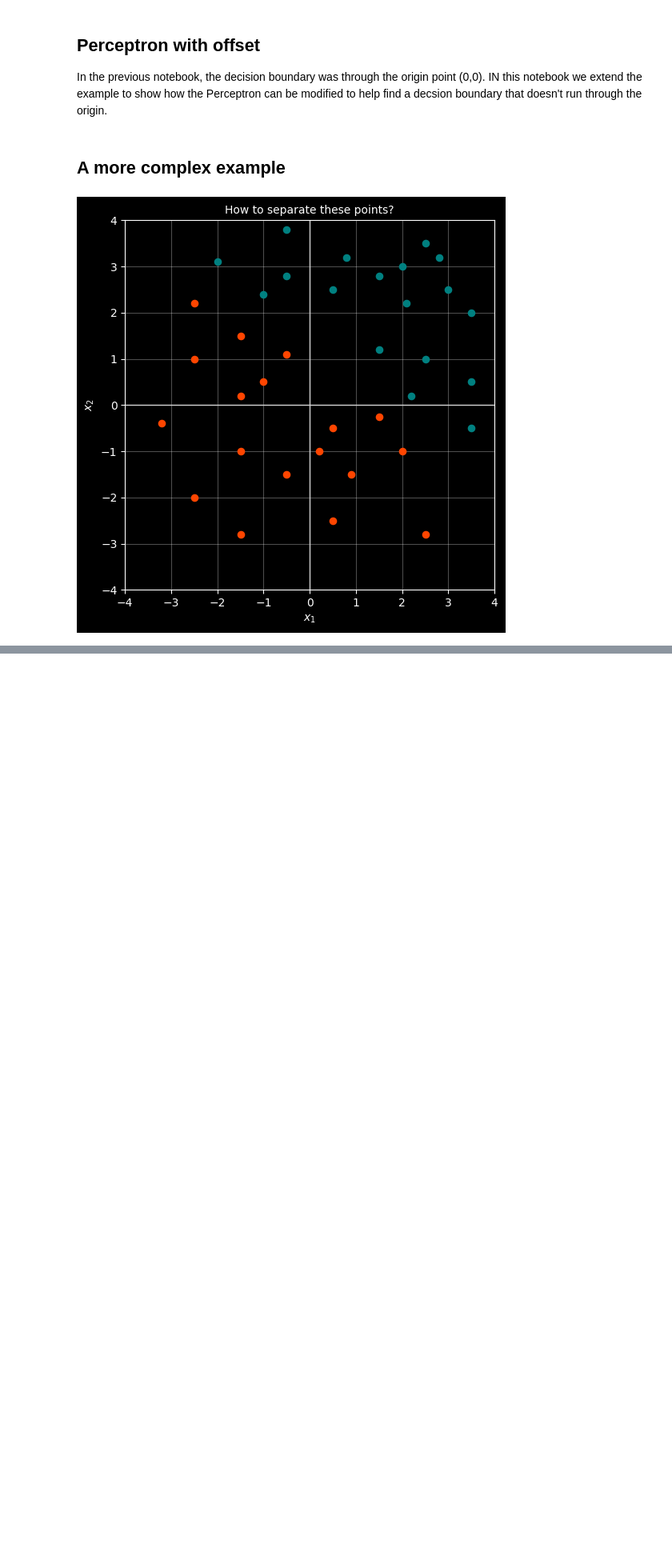
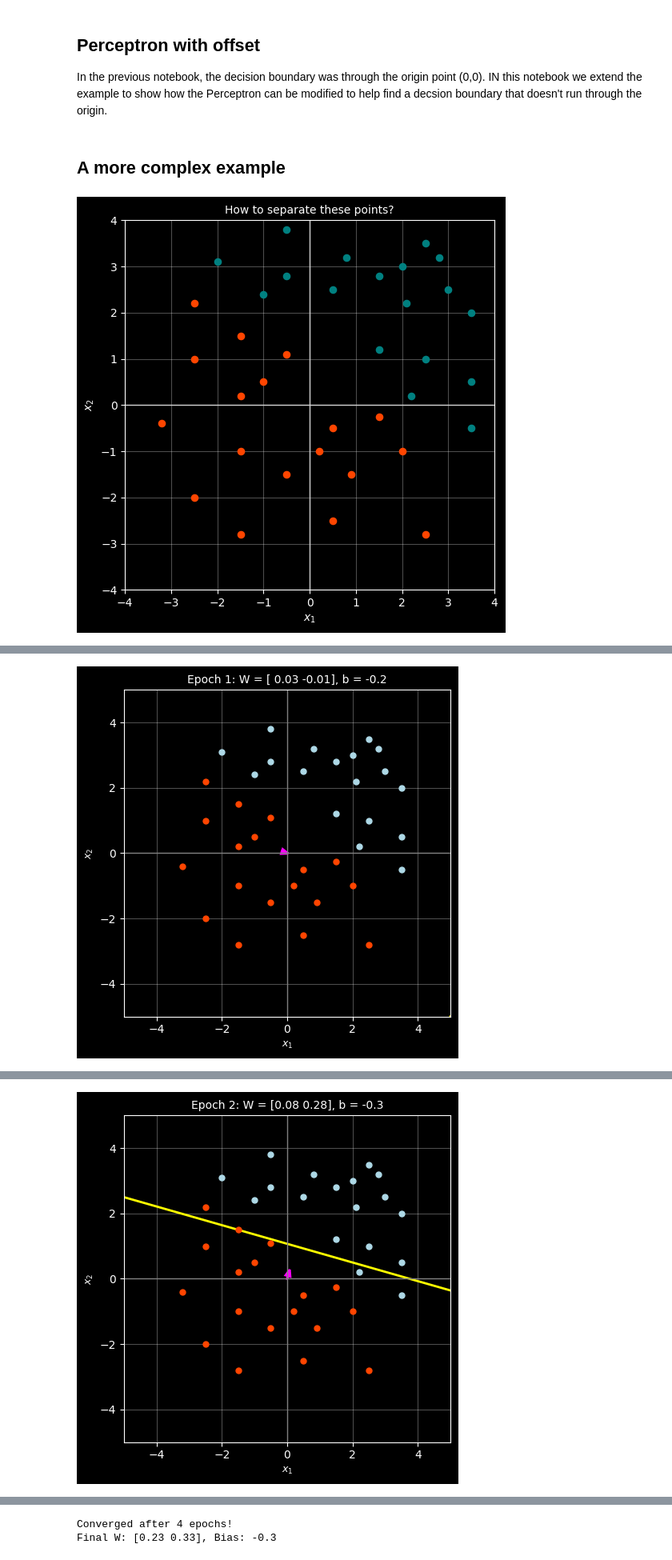
Before and after one commit to patrick-lowry/patrick-lowry-dotcom, a Jupyter notebook: ml-coding/chapters/04-classification-02.ipynb, the cells around one changed output, grey strips where cells are left out. Shown at 80% size. Drawn from its saved outputs; the diff is of its cells as text; code cells hidden in the pictures; blank space fills up the shorter version.

```diff
--- a/ml-coding/chapters/04-classification-02.ipynb
+++ b/ml-coding/chapters/04-classification-02.ipynb
@@ -155,4 +155,72 @@ def plot_decision_boundary(W, epoch):
         plt.tight_layout()
         plt.show()
 # %%
+# Data points
+blue_pts = np.array([
+    [ 2.0,  3.0],
+    [ 3.0,  2.5],
+    [ 2.5,  3.5],
+    [ 3.5,  2.0],
+    [ 1.5,  2.8],
+    [ 2.8,  3.2],
+    [-2.0,  3.1],
+    [-1.0,  2.4],
+    [-0.5,  3.8],
+    [ 2.5,  1.0],
+    [ 3.5,  0.5],
+    [ 0.5,  2.5],
+    [ 1.5,  1.2],
+    [ 2.1,  2.2],
+    [ 3.5, -0.5],
+    [ 0.8,  3.2],
+    [-0.5,  2.8],
+    [ 2.2,  0.2]
+])
+red_pts = np.array([
+    [-0.5,  1.1],
+    [-1.0,  0.5],
+    [-2.5,  1.0],
+    [ 0.5, -0.5],
+    [-1.5,  0.2],
+    [ 0.2, -1.0],
+    [-1.5,  1.5],
+    [-2.5,  2.2],
+    [-1.5, -1.0],
+    [-0.5, -1.5],
+    [ 2.0, -1.0],
+    [ 1.5, -0.25],
+    [ 0.9, -1.5],
+    [-2.5, -2.0],
+    [-3.2, -0.4],
+    [-1.5, -2.8],
+    [ 2.5, -2.8],
+    [ 0.5, -2.5]
+])
+
+# Combine points into a single matrix and create corresponding labels
+X = np.vstack([blue_pts, red_pts])
+y = np.hstack([np.ones(len(blue_pts)), -np.ones(len(red_pts))])
+
+# Augment X with a column of ones to account for the bias term
+X = np.hstack([X, np.ones((X.shape[0], 1))])
+
+# Initialise W with 3 elements (2 weights + 1 bias)
+W = np.zeros(3)
+
+# Training loop
+for epoch in range(20):
+    predictions = []
+    for xi, yi in zip(X, y):
+        pred = evaluate(W, xi)
+        predictions.append(pred)
+        if pred != yi:
+            W = update(W, xi, yi)
+
+    print_status(epoch, W, predictions)
+    plot_decision_boundary(W, epoch)
+
+    if all(p == yi for p, yi in zip(predictions, y)):
+        print(f"\nConverged after {epoch + 1} epochs!")
+        print(f"Final W: {np.round(W[:2], 3)}, Bias: {round(W[2], 3)}")
+        break
 # %% [output]
@@ -159,0 +244 @@ ValueError: shapes (3,) and (4,) not aligned: 3 (dim 0) != 4 (dim 0)
+[figure, added]
@@ -159,0 +262 @@ ValueError: shapes (3,) and (4,) not aligned: 3 (dim 0) != 4 (dim 0)
+[figure, added]
@@ -159,0 +299,2 @@ ValueError: shapes (3,) and (4,) not aligned: 3 (dim 0) != 4 (dim 0)
+Converged after 4 epochs!
+Final W: [0.23 0.33], Bias: -0.3
```
Also changed, not shown: parts of 1 cell of this notebook.
